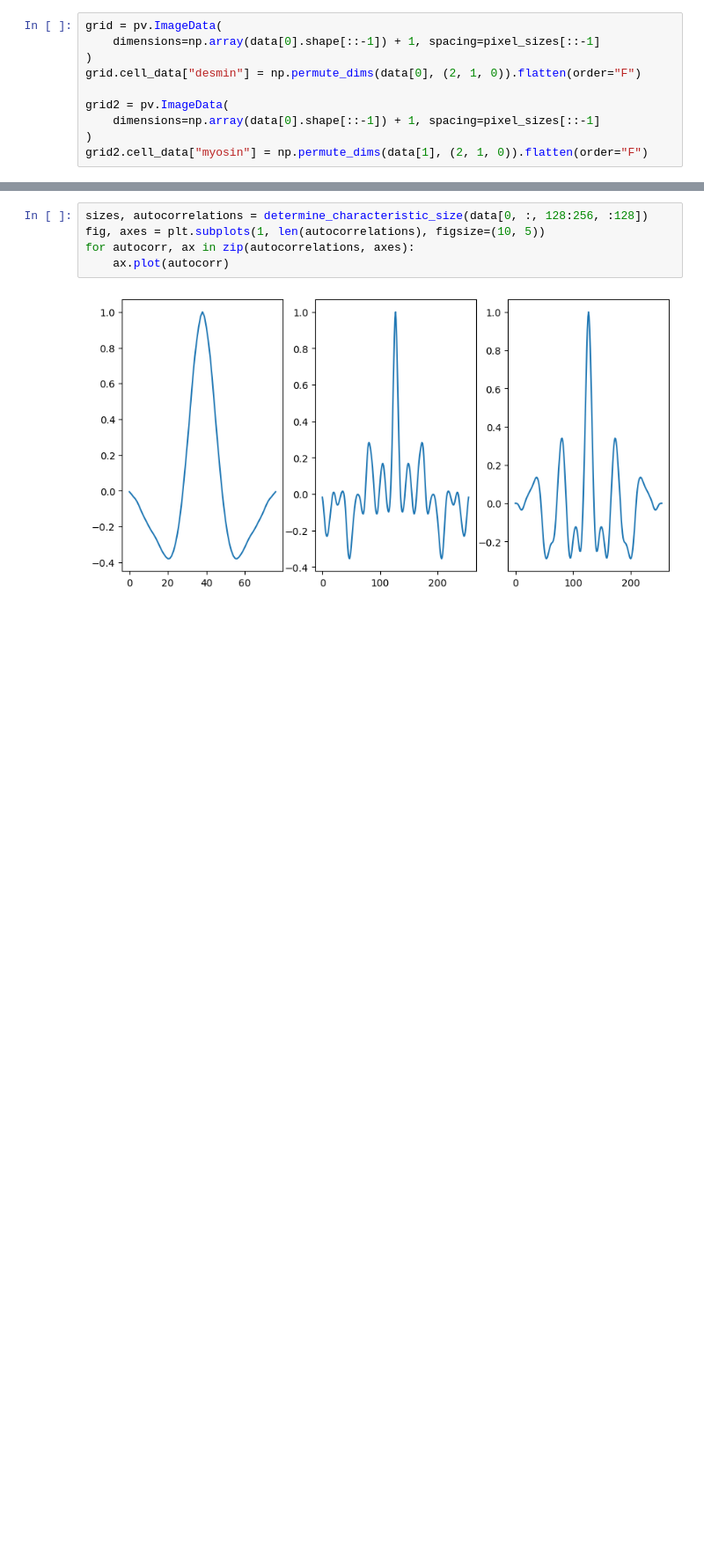
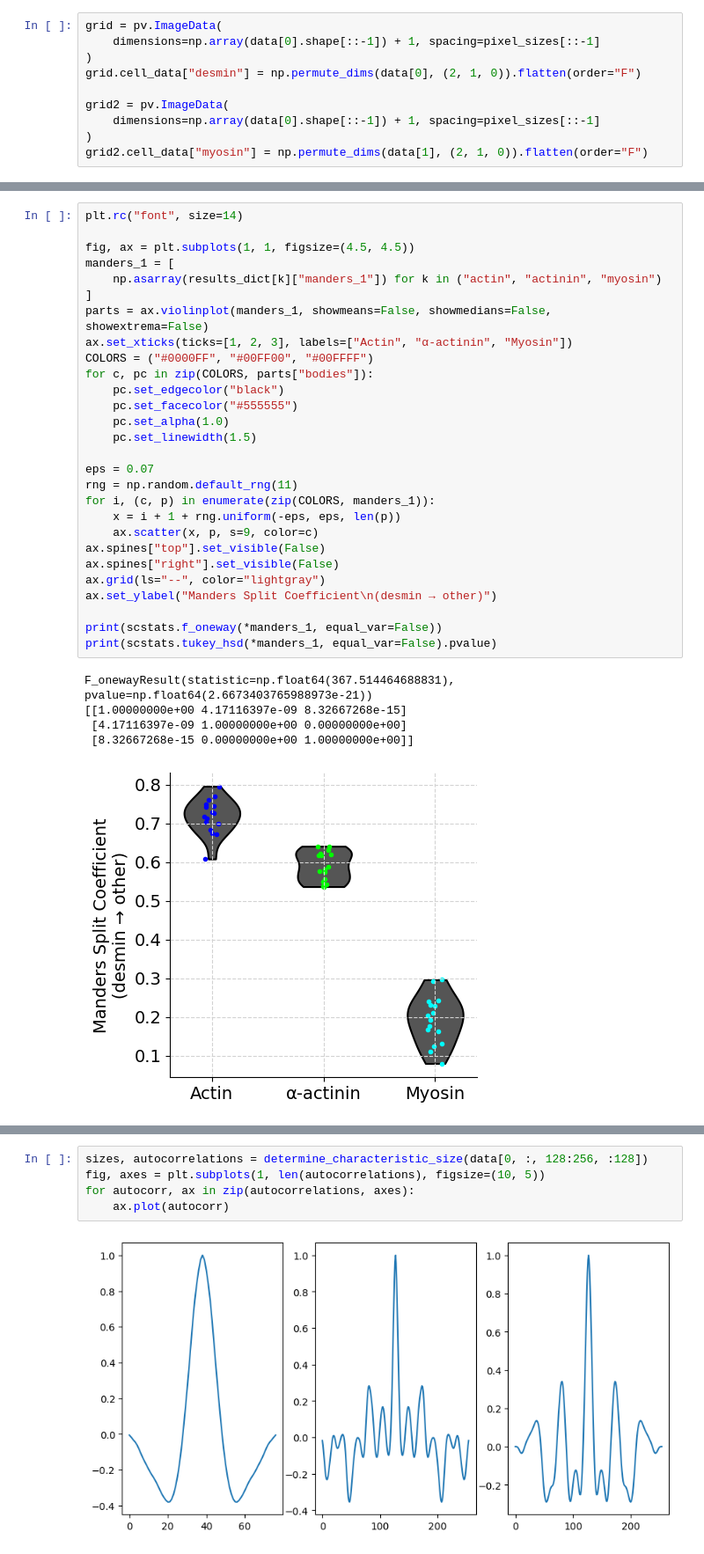
Before and after one commit to Jhko725/ProteinStructureReconstruction.jl, a Jupyter notebook: notebooks/analyze_sim.ipynb, the cells around one changed output, grey strips where cells are left out. Shown at 88% size. Cells and saved outputs as stored; diff of their text form; blank space fills up the shorter version.

```diff
--- a/notebooks/analyze_sim.ipynb
+++ b/notebooks/analyze_sim.ipynb
@@ -136,0 +241,34 @@ def pearson_r(x, y) -> float:
+# %%
+plt.rc("font", size=14)
+
+fig, ax = plt.subplots(1, 1, figsize=(4.5, 4.5))
+manders_1 = [
+    np.asarray(results_dict[k]["manders_1"]) for k in ("actin", "actinin", "myosin")
+]
+parts = ax.violinplot(manders_1, showmeans=False, showmedians=False, showextrema=False)
+ax.set_xticks(ticks=[1, 2, 3], labels=["Actin", "α-actinin", "Myosin"])
+COLORS = ("#0000FF", "#00FF00", "#00FFFF")
+for c, pc in zip(COLORS, parts["bodies"]):
+    pc.set_edgecolor("black")
+    pc.set_facecolor("#555555")
+    pc.set_alpha(1.0)
+    pc.set_linewidth(1.5)
+
+eps = 0.07
+rng = np.random.default_rng(11)
+for i, (c, p) in enumerate(zip(COLORS, manders_1)):
+    x = i + 1 + rng.uniform(-eps, eps, len(p))
+    ax.scatter(x, p, s=9, color=c)
+ax.spines["top"].set_visible(False)
+ax.spines["right"].set_visible(False)
+ax.grid(ls="--", color="lightgray")
+ax.set_ylabel("Manders Split Coefficient\n(desmin → other)")
+
+print(scstats.f_oneway(*manders_1, equal_var=False))
+print(scstats.tukey_hsd(*manders_1, equal_var=False).pvalue)
+# %% [output]
+F_onewayResult(statistic=np.float64(367.514464688831), pvalue=np.float64(2.6673403765988973e-21))
+[[1.00000000e+00 4.17116397e-09 8.32667268e-15]
+ [4.17116397e-09 1.00000000e+00 0.00000000e+00]
+ [8.32667268e-15 0.00000000e+00 1.00000000e+00]]
+[figure, added]
```
Also changed, not shown: parts of 30 cells of this notebook, 4 other files.
